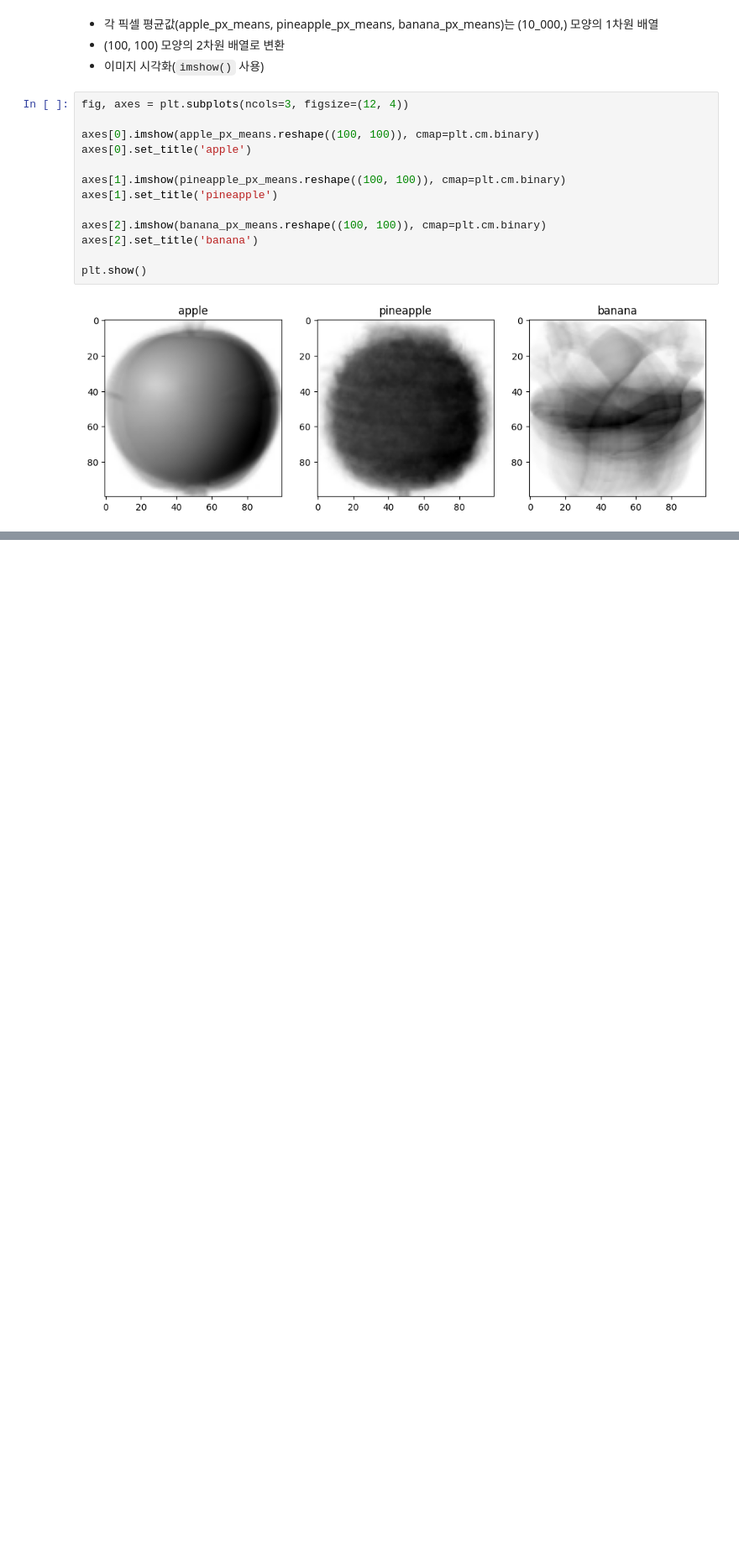
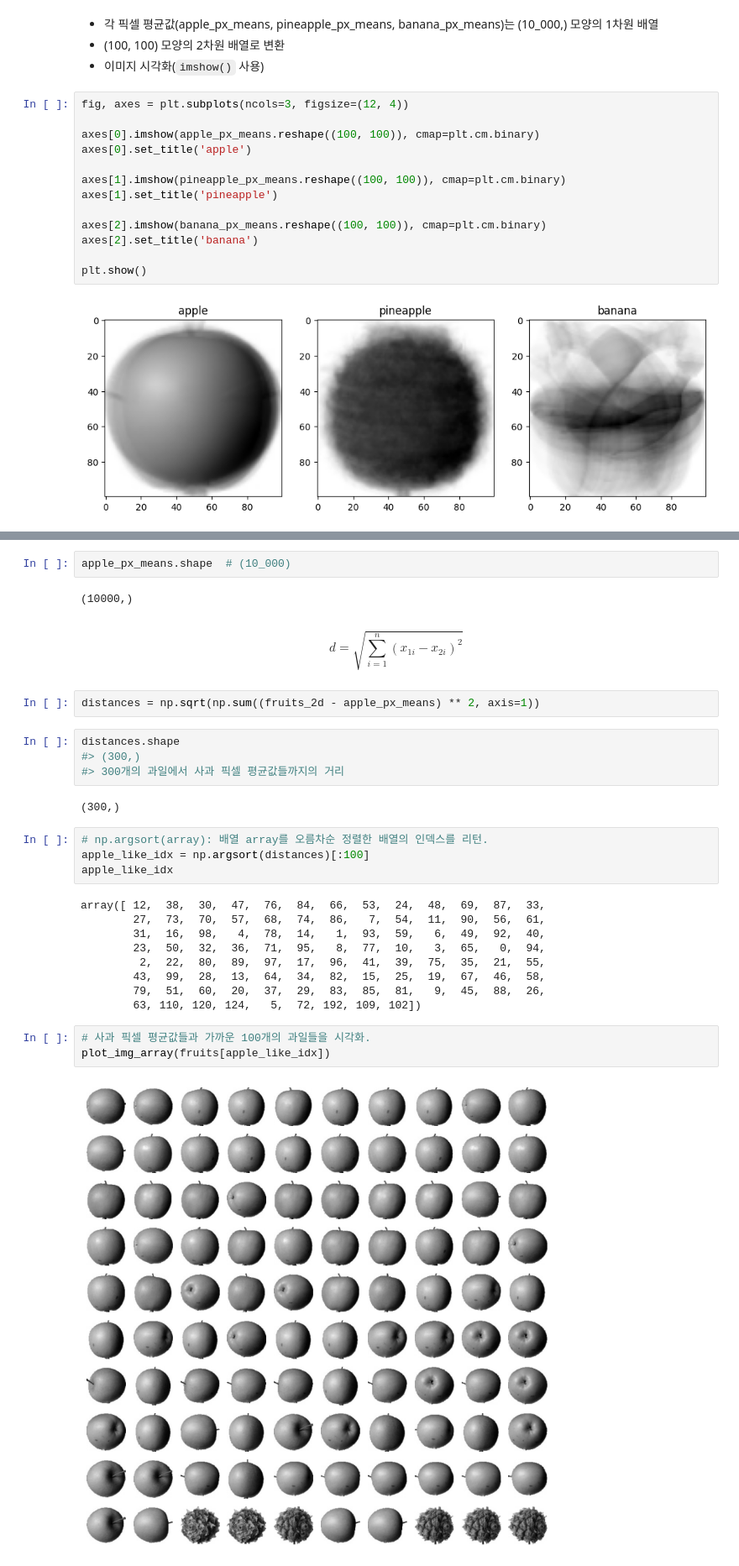
Before and after one commit to JakeOh/202605_BD57, a Jupyter notebook: lab_ml/ml14_clustering.ipynb, the cells around one changed output, grey strips where cells are left out. Shown at 84% size. Saved outputs shown, nothing was run; the diff lists cells and outputs as text; blank space fills up the shorter version.

```diff
--- a/lab_ml/ml14_clustering.ipynb
+++ b/lab_ml/ml14_clustering.ipynb
@@ -199,0 +208,34 @@ plt.show()
+# %%
+apple_px_means.shape  # (10_000)
+# %% [output]
+(10000,)
+# %% [markdown]
+$$
+d = \sqrt{\sum_{i=1}^{n} (x_{1i} - x_{2i})^2}
+$$
+# %%
+distances = np.sqrt(np.sum((fruits_2d - apple_px_means) ** 2, axis=1))
+# %%
+distances.shape
+#> (300,)
+#> 300개의 과일에서 사과 픽셀 평균값들까지의 거리
+# %% [output]
+(300,)
+# %%
+# np.argsort(array): 배열 array를 오름차순 정렬한 배열의 인덱스를 리턴.
+apple_like_idx = np.argsort(distances)[:100]
+apple_like_idx
+# %% [output]
+array([ 12,  38,  30,  47,  76,  84,  66,  53,  24,  48,  69,  87,  33,
+        27,  73,  70,  57,  68,  74,  86,   7,  54,  11,  90,  56,  61,
+        31,  16,  98,   4,  78,  14,   1,  93,  59,   6,  49,  92,  40,
+        23,  50,  32,  36,  71,  95,   8,  77,  10,   3,  65,   0,  94,
+         2,  22,  80,  89,  97,  17,  96,  41,  39,  75,  35,  21,  55,
+        43,  99,  28,  13,  64,  34,  82,  15,  25,  19,  67,  46,  58,
+        79,  51,  60,  20,  37,  29,  83,  85,  81,   9,  45,  88,  26,
+        63, 110, 120, 124,   5,  72, 192, 109, 102])
+# %%
+# 사과 픽셀 평균값들과 가까운 100개의 과일들을 시각화.
+plot_img_array(fruits[apple_like_idx])
+# %% [output]
+[figure, added]
```
Also changed, not shown: parts of 7 cells of this notebook.
